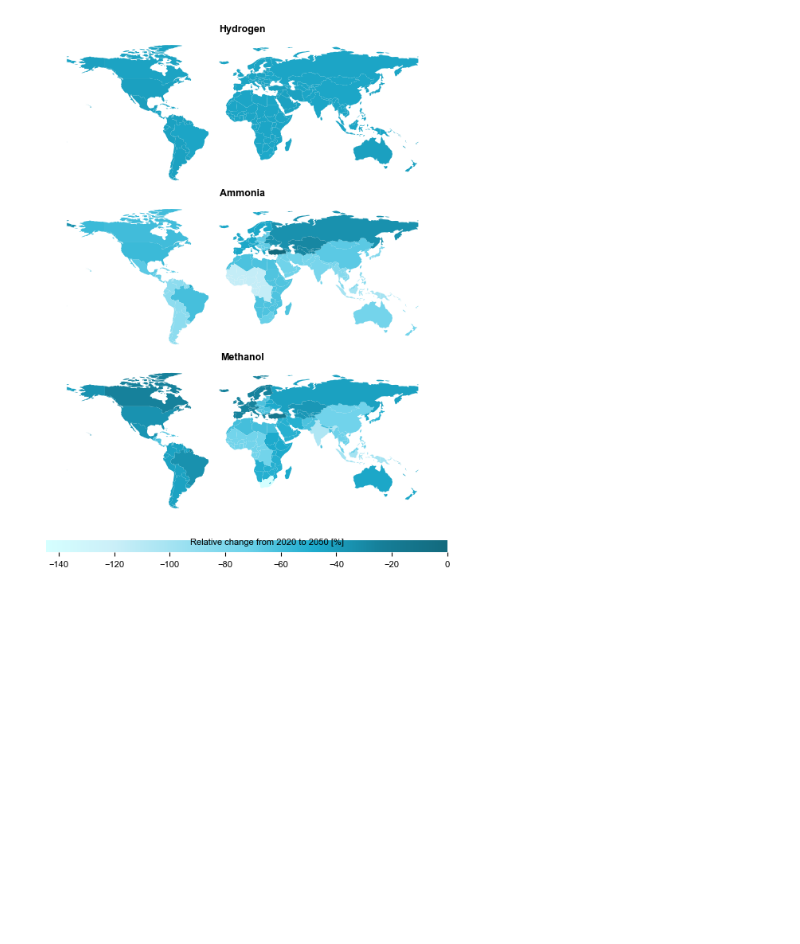
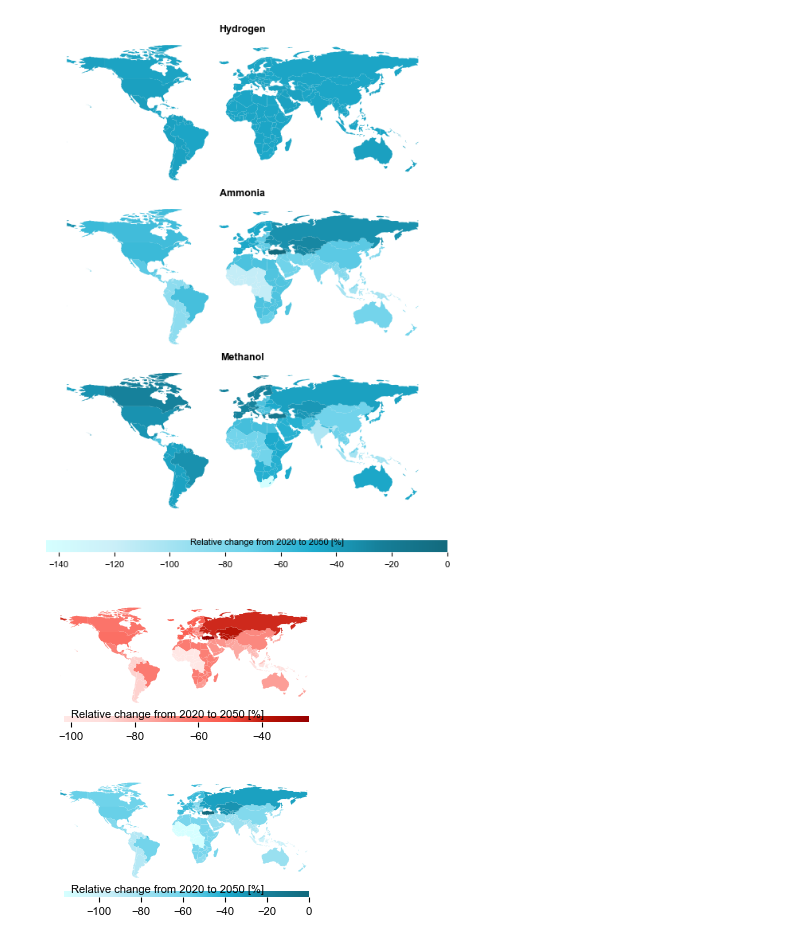
Before and after one commit to abhix2704/Prospective-LCA, a Jupyter notebook: Code/regionalisationBAUMainPlots.ipynb, the cells around one changed output. Cells and saved outputs as stored; diff of their text form; code cells hidden in the pictures; blank space fills up the shorter version.

Commit message:
ICC conference figures

```diff
--- a/Code/regionalisationBAUMainPlots.ipynb
+++ b/Code/regionalisationBAUMainPlots.ipynb
@@ -374,0 +426,21 @@ plot_world_maps_vertical('Wind main vertical', hydrogenRCP262050, ammoniaRCP2620
+# %%
+ammoniaSolarDF = ammoniaGWPDF[ammoniaGWPDF['Activity'].str.contains('solar')]
+ammoniaBaseSolarDF = ammoniaSolarDF[ammoniaSolarDF['Database'].str.contains('2020')]
+ammoniaMergedDF = ammoniaSolarDF.merge(ammoniaBaseSolarDF[['Location', 'GWP']], on = 'Location', suffixes = ('', ' base'))
+ammoniaMergedDF['Percent'] = ((ammoniaMergedDF['GWP'] - ammoniaMergedDF['GWP base']) / ammoniaMergedDF['GWP base']) * 100
+ammoniaMergedDF = ammoniaMergedDF[~ammoniaMergedDF['Database'].str.contains('2020')]
+ammoniaMergedDF = ammoniaMergedDF.reset_index(drop = True)
+ammoniaRCP262050 = ammoniaMergedDF[ammoniaMergedDF['Year'].str.contains('2050') & ammoniaMergedDF['RCP'].str.contains('RCP26')]
+plot_world_maps_vertical_conf('Solar main conf', ammoniaRCP262050, customSolarMap)
+
+ammoniaWindDF = ammoniaGWPDF[ammoniaGWPDF['Activity'].str.contains('onshore wind')]
+ammoniaBaseWindDF = ammoniaWindDF[ammoniaWindDF['Database'].str.contains('2020')]
+ammoniaMergedDF = ammoniaWindDF.merge(ammoniaBaseWindDF[['Location', 'GWP']], on = 'Location', suffixes = ('', ' base'))
+ammoniaMergedDF['Percent'] = ((ammoniaMergedDF['GWP'] - ammoniaMergedDF['GWP base']) / ammoniaMergedDF['GWP base']) * 100
+ammoniaMergedDF = ammoniaMergedDF[~ammoniaMergedDF['Database'].str.contains('2020')]
+ammoniaMergedDF = ammoniaMergedDF.reset_index(drop = True)
+ammoniaRCP262050 = ammoniaMergedDF[ammoniaMergedDF['Year'].str.contains('2050') & ammoniaMergedDF['RCP'].str.contains('RCP26')]
+plot_world_maps_vertical_conf('Wind main conf', ammoniaRCP262050, customWindMap)
+# %% [output]
+[figure, added]
+[figure, added]
```
Also changed, not shown: parts of 1 cell of this notebook, 10 other files.
